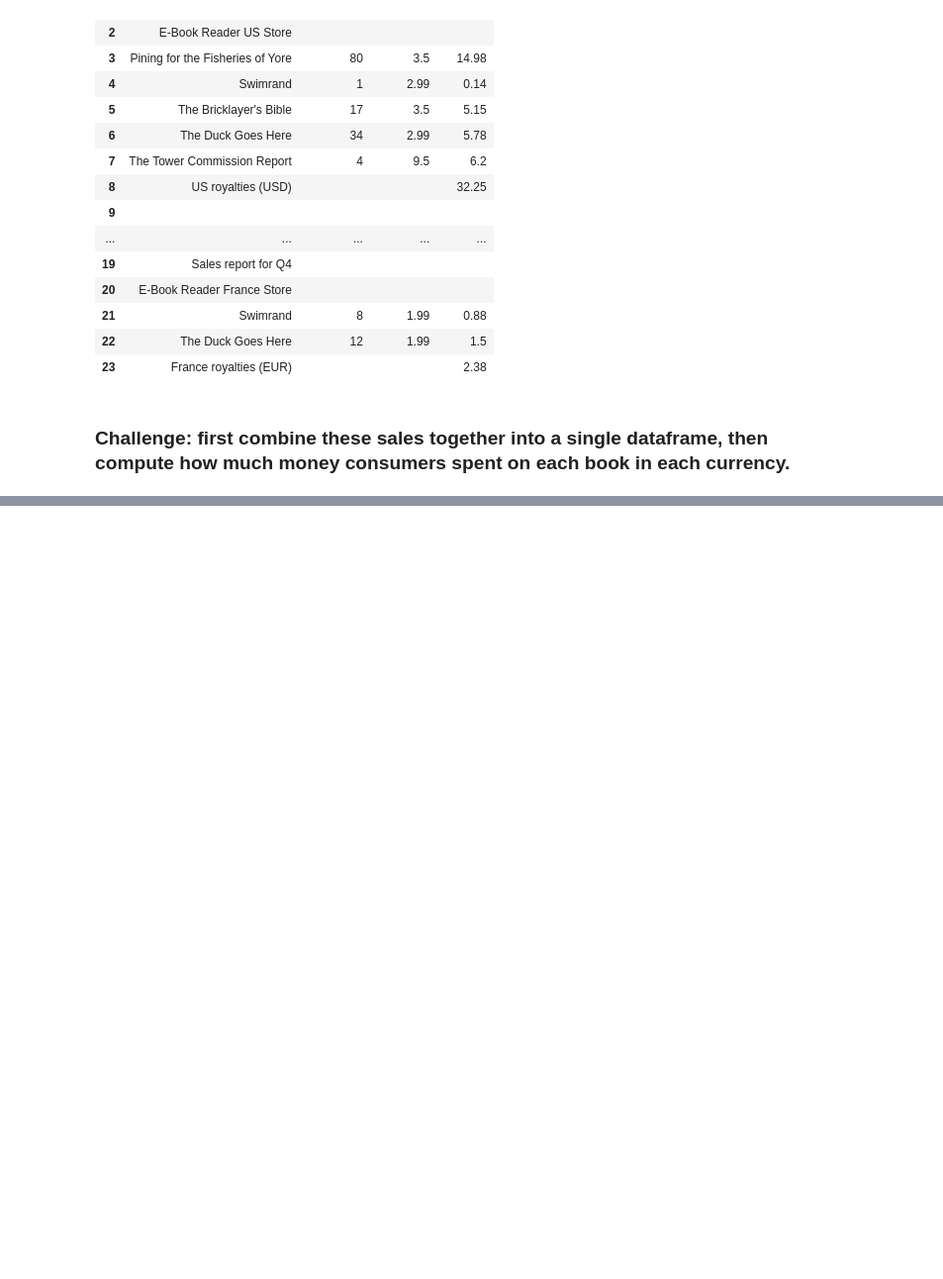
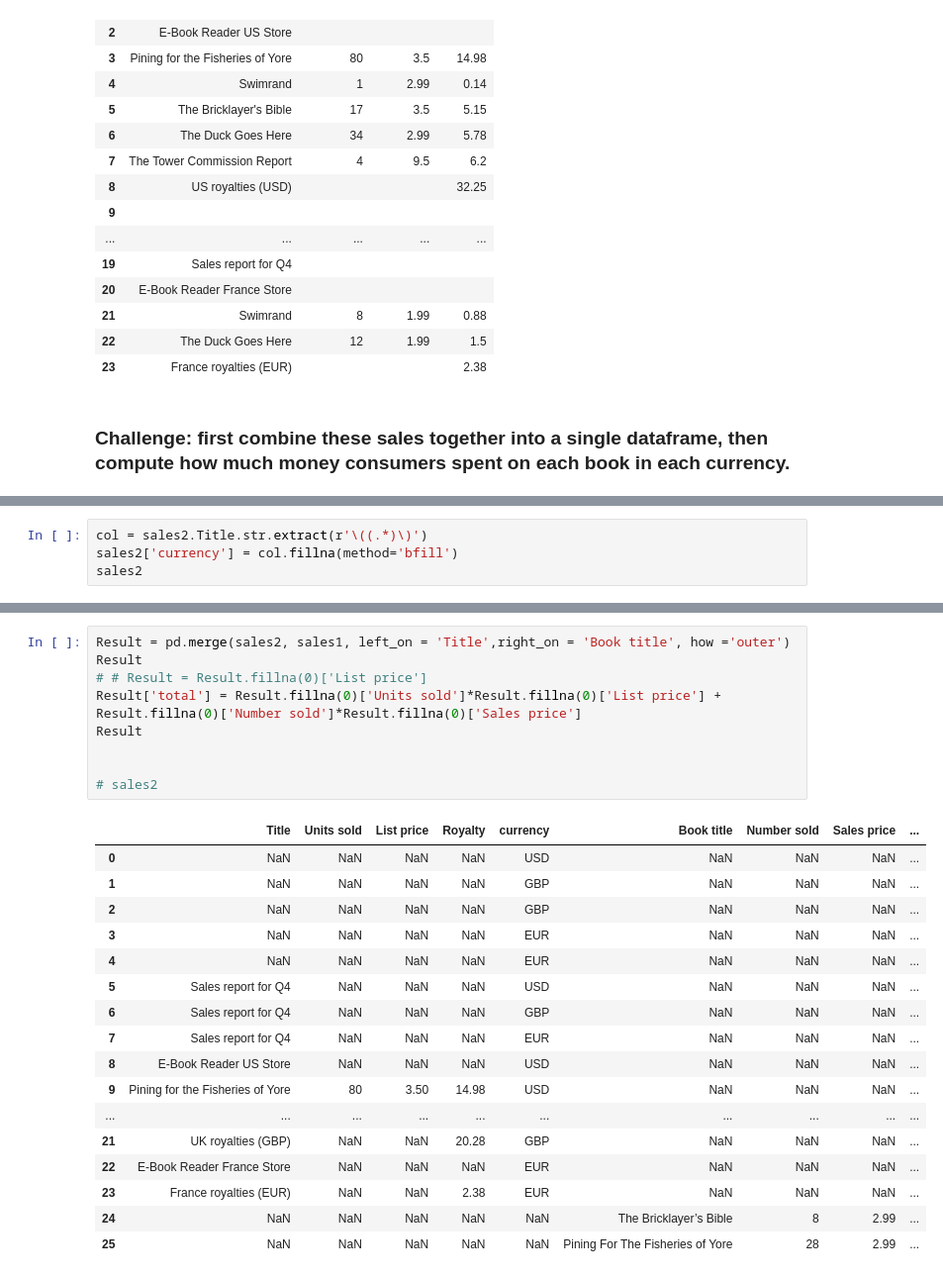
Before and after one commit to climberwb/pycon-pandas-tutorial, a Jupyter notebook: Exercises-6.ipynb, the cells around one changed output, grey strips where cells are left out. Shown at 99% size. Drawn from its saved outputs; the diff is of its cells as text; blank space fills up the shorter version.

```diff
--- a/Exercises-6.ipynb
+++ b/Exercises-6.ipynb
@@ -44,0 +42,4 @@ AttributeError: 'Series' object has no attribute 'merge'
+# %%
+col = sales2.Title.str.extract(r'\((.*)\)')
+sales2['currency'] = col.fillna(method='bfill')
+sales2
@@ -44,0 +64,27 @@ AttributeError: 'Series' object has no attribute 'merge'
+# %%
+Result = pd.merge(sales2, sales1, left_on = 'Title',right_on = 'Book title', how ='outer')
+Result
+# # Result = Result.fillna(0)['List price']
+Result['total'] = Result.fillna(0)['Units sold']*Result.fillna(0)['List price'] + Result.fillna(0)['Number sold']*Result.fillna(0)['Sales price']
+Result
+
+
+# sales2
+# %% [output]
+|  | Title | Units sold | List price | Royalty | currency | Book title | Number sold | Sales price | ... |
+| 0 | NaN | NaN | NaN | NaN | USD | NaN | NaN | NaN | ... |
+| 1 | NaN | NaN | NaN | NaN | GBP | NaN | NaN | NaN | ... |
+| 2 | NaN | NaN | NaN | NaN | GBP | NaN | NaN | NaN | ... |
+| 3 | NaN | NaN | NaN | NaN | EUR | NaN | NaN | NaN | ... |
+| 4 | NaN | NaN | NaN | NaN | EUR | NaN | NaN | NaN | ... |
+| 5 | Sales report for Q4 | NaN | NaN | NaN | USD | NaN | NaN | NaN | ... |
+| 6 | Sales report for Q4 | NaN | NaN | NaN | GBP | NaN | NaN | NaN | ... |
+| 7 | Sales report for Q4 | NaN | NaN | NaN | EUR | NaN | NaN | NaN | ... |
+| 8 | E-Book Reader US Store | NaN | NaN | NaN | USD | NaN | NaN | NaN | ... |
+| 9 | Pining for the Fisheries of Yore | 80 | 3.50 | 14.98 | USD | NaN | NaN | NaN | ... |
+| ... | ... | ... | ... | ... | ... | ... | ... | ... | ... |
+| 21 | UK royalties (GBP) | NaN | NaN | 20.28 | GBP | NaN | NaN | NaN | ... |
+| 22 | E-Book Reader France Store | NaN | NaN | NaN | EUR | NaN | NaN | NaN | ... |
+| 23 | France royalties (EUR) | NaN | NaN | 2.38 | EUR | NaN | NaN | NaN | ... |
+| 24 | NaN | NaN | NaN | NaN | NaN | The Bricklayer’s Bible | 8 | 2.99 | ... |
+| 25 | NaN | NaN | NaN | NaN | NaN | Pining For The Fisheries of Yore | 28 | 2.99 | ... |
```
Also changed, not shown: parts of 4 cells of this notebook.
